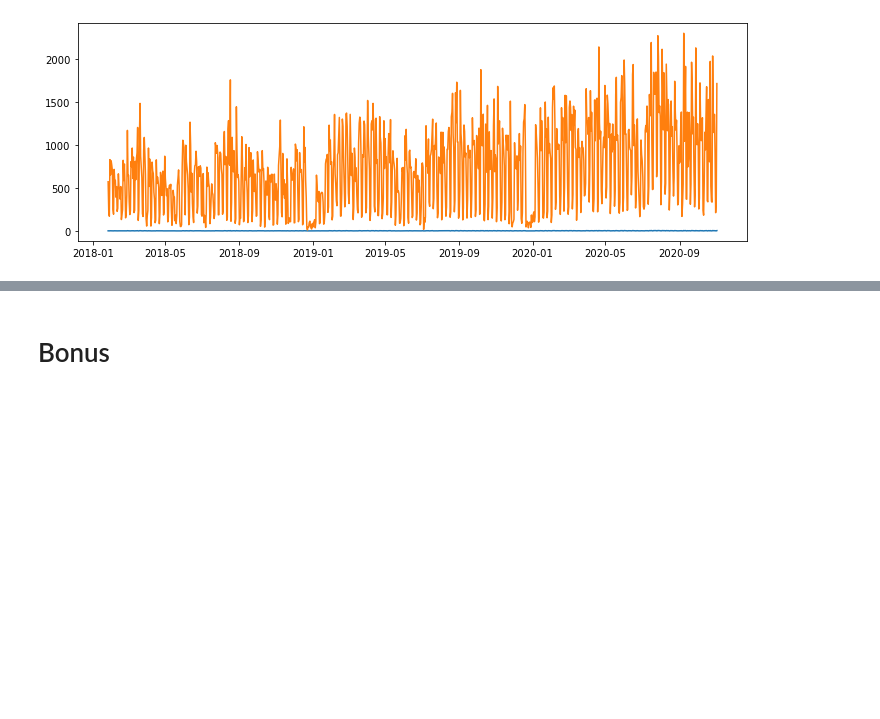
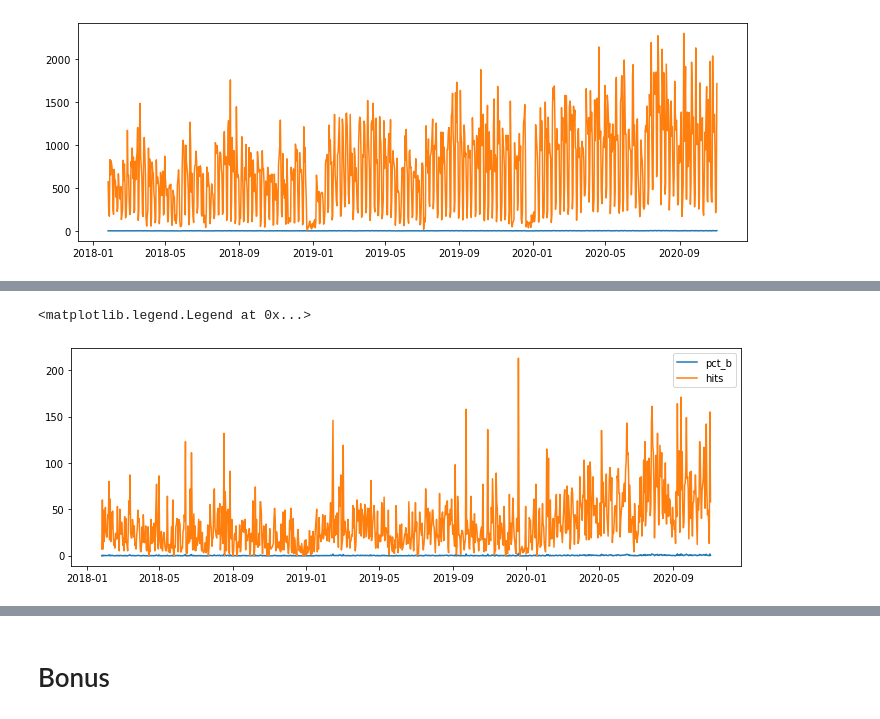
Before and after one commit to datastraine/anomaly-detection-exercises, a Jupyter notebook: time_series_anomaly_detection.ipynb, the cells around one changed output, grey strips where cells are left out. Drawn from its saved outputs; the diff is of its cells as text; code cells hidden in the pictures; blank space fills up the shorter version.

```diff
--- a/time_series_anomaly_detection.ipynb
+++ b/time_series_anomaly_detection.ipynb
@@ -517,0 +555,11 @@ cohort[cohort['days_used'] > 540]['user_id']
+# %%
+# Create boolinger bands using std * 3 method
+midband = ema_long[-1]
+ub = midband + ema_long[-14:-1].std()*3
+lb = midband - ema_long[-14:-1].std()*3
+
+pct_b = pd.DataFrame({'pct_b': (deadtimes-lb)/(ub-lb)})
+
+deadtimes = pd.concat([deadtimes, pct_b], axis=1)
+deadtimes.columns=['hits', 'pct_b']
+deadtimes
@@ -517,0 +581,8 @@ cohort[cohort['days_used'] > 540]['user_id']
+# %%
+plt.figure(figsize=(12,4))
+plt.plot(deadtimes.pct_b, label='pct_b')
+plt.plot(deadtimes.hits, label='hits')
+plt.legend()
+# %% [output]
+<matplotlib.legend.Legend at 0x...>
+[figure, added]
```
Also changed, not shown: parts of 10 cells of this notebook.
